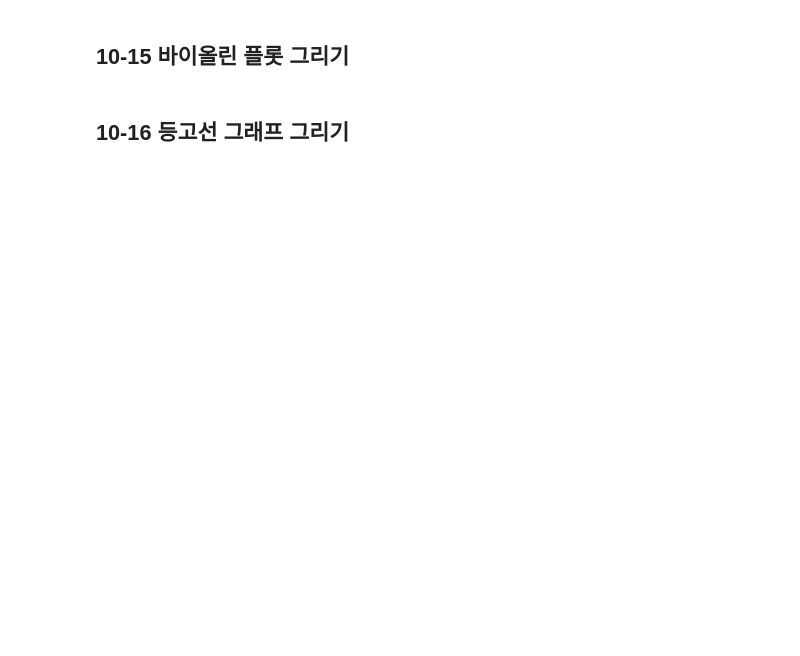
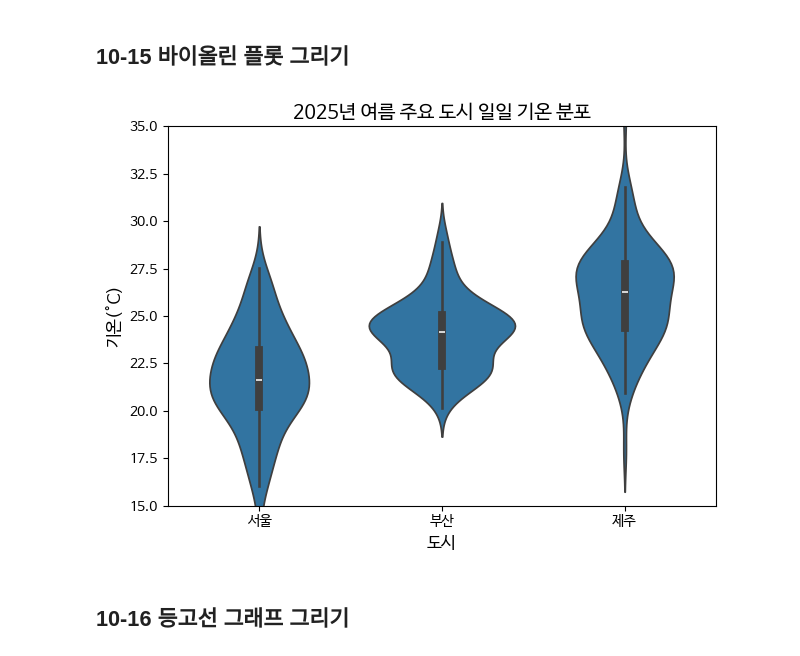
Before and after one commit to MinhoKang/Data-Analysis-with-Open-Source, a Jupyter notebook: 오픈소스_데이터_분석_10강.ipynb, the cells around one changed output. Cells and saved outputs as stored; diff of their text form; code cells hidden in the pictures; blank space fills up the shorter version.

```diff
--- a/오픈소스_데이터_분석_10강.ipynb
+++ b/오픈소스_데이터_분석_10강.ipynb
@@ -384,33 +387,35 @@ plt.show()
 # %%
 import matplotlib.pyplot as plt
 import seaborn as sns
 import numpy as np
 import pandas as pd
 
 np.random.seed(42) ## 난수 시드 설정
 
 ## 도시별 가상 기온 데이터 생성
 seoul_temp = np.random.normal(22, 3, 100)
 busan_temp = np.random.normal(24, 2, 100)
 jeju_temp = np.random.normal(26, 2.5, 100)
 
 ## DataFrame 생성
 data = pd.DataFrame({
     '도시': ['서울'] * 100 + ['부산'] * 100 + ['제주'] * 100,
     '기온(°C)': np.concatenate([seoul_temp, busan_temp, jeju_temp])
 })
 
 ## seaborn을 이용하여 바이올린 플롯 그리기
-
+sns.violinplot(x='도시', y='기온(°C)', data=data)
 
 ## 그래프 제목 및 축 레이블 설정
 plt.title('2025년 여름 주요 도시 일일 기온 분포', fontsize=14)
 plt.xlabel('도시', fontsize=12)
 plt.ylabel('기온(°C)', fontsize=12)
 plt.ylim(15, 35)
 
 plt.tight_layout()
 plt.show()
+# %% [output]
+[figure, added]
 # %% [markdown]
 ## 10-16 등고선 그래프 그리기
 # %%
```
Also changed, not shown: parts of 3 cells of this notebook.
